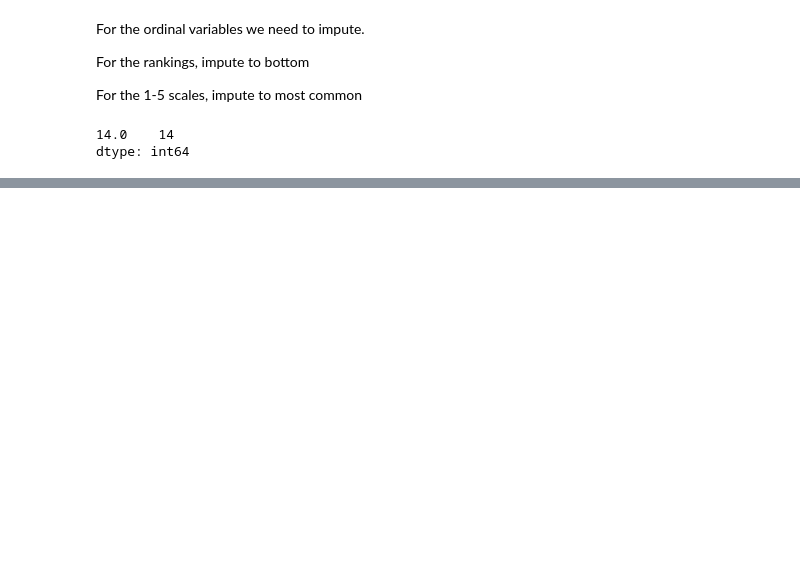
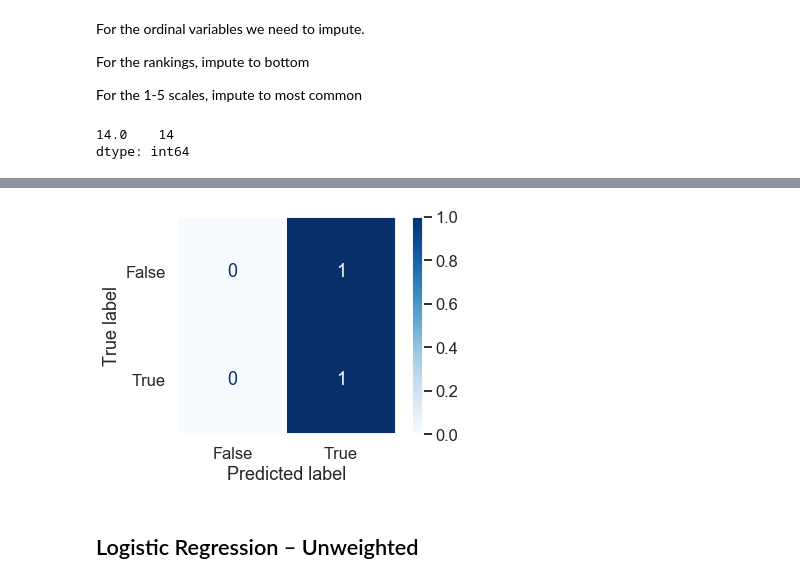
Before and after one commit to rcharan/nature-phd-survey, a Jupyter notebook: analyze.ipynb, the cells around one changed output, grey strips where cells are left out. Cells and saved outputs as stored; diff of their text form; code cells hidden in the pictures; blank space fills up the shorter version.

Commit message:
set up workflow and model persistence, start evaluation

```diff
--- a/analyze.ipynb
+++ b/analyze.ipynb
@@ -132,2 +154,4 @@ import sklearn.dummy         as dum
+# %%
+sns.set_style('dark')
 # %% [markdown]
 ## Setup
@@ -160,7 +181,15 @@ X_all.loc[:,categorical_vars] = X_all[categorical_vars].astype(str)
+# %%
+X_checkbox    = df.loc[:,checkbox_vars].astype(int)
+X_ord         = df.loc[:,ordinal_vars]
+X_cat         = df.loc[:,categorical_vars].astype(str)
+X_cat         = pd.get_dummies(X_cat, drop_first=False)
+X_all         = pd.concat([X_checkbox, X_ord, X_cat], axis = 'columns')
+
+categorical_vars = X_cat.columns.tolist()
 # %%
-X_train, X_test, target_train, target_test = train_test_split(X_all, target_all, random_state = 42)
+X_train, X_test, target_train, target_test = cv.train_test_split(X_all, target_all, random_state = 42)
 
-#Aliases
+#Aliases. Goal is to avoid accidentally training on test data.
 X      = X_train
 target = target_train
 y      = target_train
@@ -199,0 +235,2 @@ remainder = 'passthrough')
+# %%
+model = dum.DummyClassifier(strategy = 'most_frequent')
@@ -199,0 +260,7 @@ remainder = 'passthrough')
+# %%
+# Rows are normalized
+plot(metr.plot_confusion_matrix, model, X_test, y_test, cmap=plt.cm.Blues, normalize = 'true')
+# %% [output]
+[figure, added]
+# %% [markdown]
+## Logistic Regression – Unweighted
```
Also changed, not shown: parts of 45 cells of this notebook, 2 other files.
